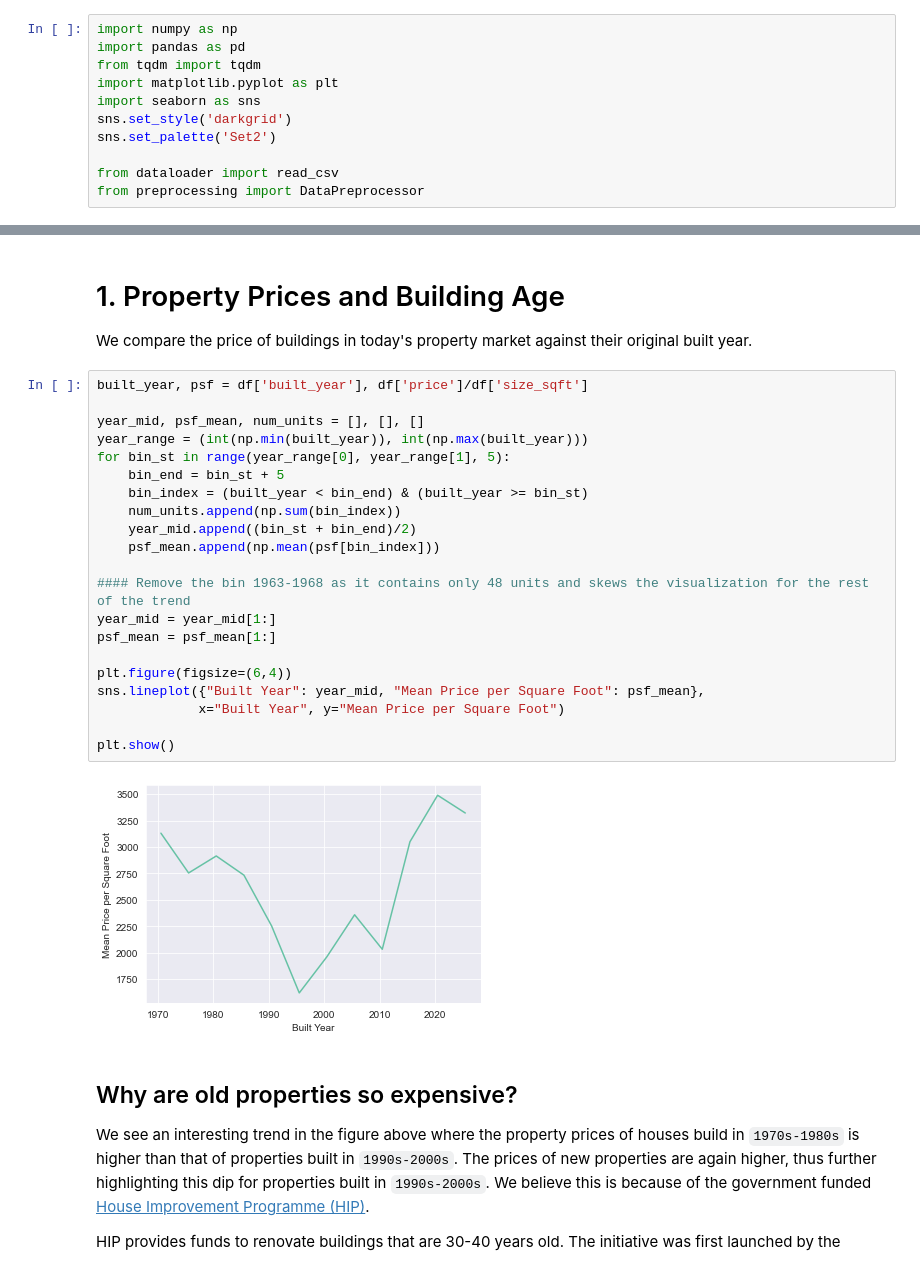
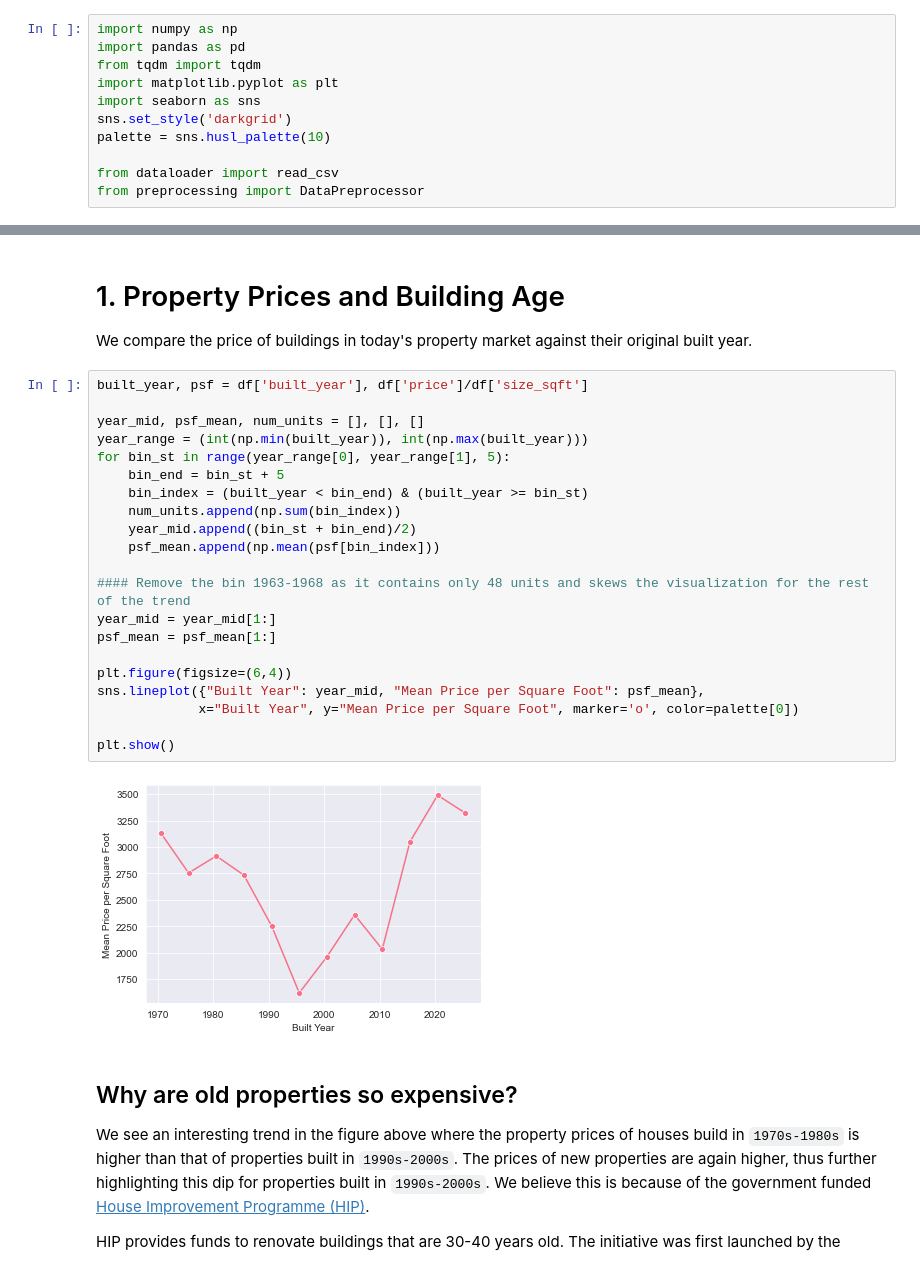
Before and after one commit to atul1696/cs5228-project, a Jupyter notebook: task3.ipynb, the cells around one changed output, grey strips where cells are left out. Saved outputs shown, nothing was run; the diff lists cells and outputs as text.

```diff
--- a/task3.ipynb
+++ b/task3.ipynb
@@ -11,7 +11,7 @@ from tqdm import tqdm
 import matplotlib.pyplot as plt
 import seaborn as sns
 sns.set_style('darkgrid')
-sns.set_palette('Set2')
+palette = sns.husl_palette(10)
 
 from dataloader import read_csv
 from preprocessing import DataPreprocessor
@@ -33,26 +33,26 @@ We compare the price of buildings in today's property market against their origi
 # %%
 built_year, psf = df['built_year'], df['price']/df['size_sqft']
 
 year_mid, psf_mean, num_units = [], [], []
 year_range = (int(np.min(built_year)), int(np.max(built_year)))
 for bin_st in range(year_range[0], year_range[1], 5):
     bin_end = bin_st + 5
     bin_index = (built_year < bin_end) & (built_year >= bin_st)
     num_units.append(np.sum(bin_index))
     year_mid.append((bin_st + bin_end)/2)
     psf_mean.append(np.mean(psf[bin_index]))
 
 #### Remove the bin 1963-1968 as it contains only 48 units and skews the visualization for the rest of the trend
 year_mid = year_mid[1:]
 psf_mean = psf_mean[1:]
 
 plt.figure(figsize=(6,4))
 sns.lineplot({"Built Year": year_mid, "Mean Price per Square Foot": psf_mean},
-             x="Built Year", y="Mean Price per Square Foot")
+             x="Built Year", y="Mean Price per Square Foot", marker='o', color=palette[0])
 
 plt.show()
 # %% [output]
-[figure, old version]
+[figure, new version]
 # %% [markdown]
 ## Why are old properties so expensive?
 
```
Also changed, not shown: parts of 4 cells of this notebook.
